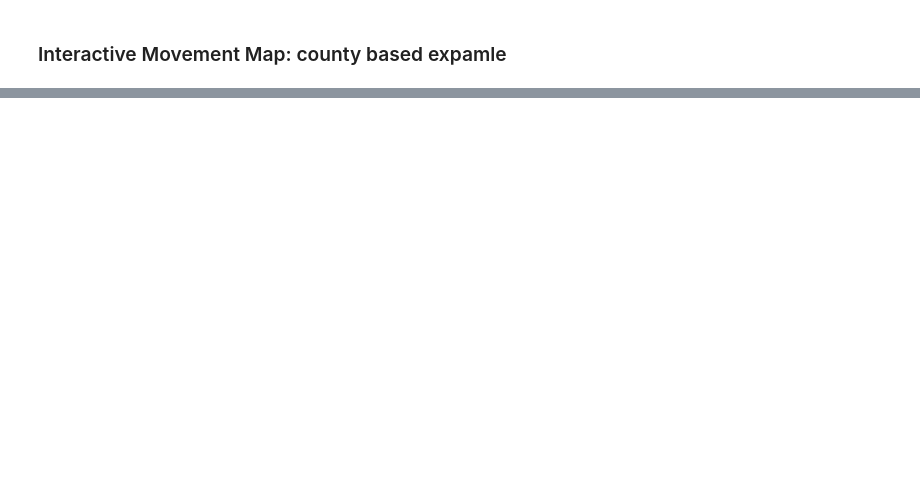
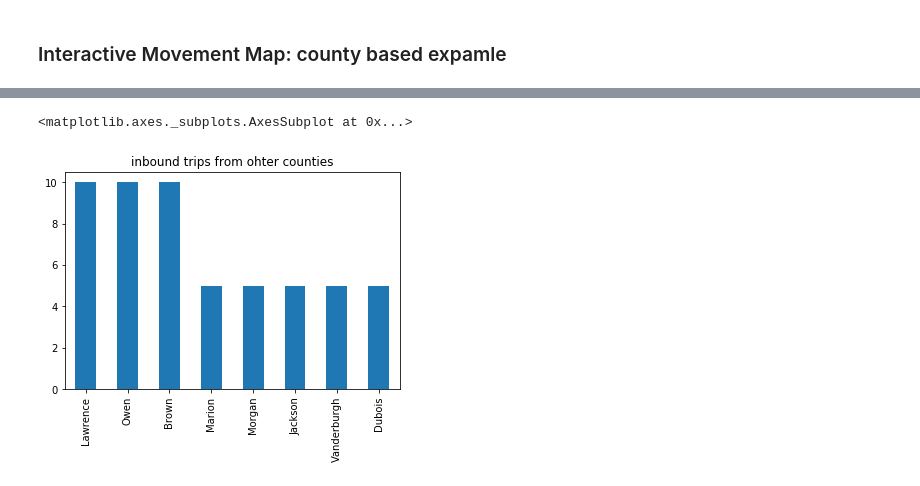
Before and after one commit to webgisdeveloper/SocialMedia_for_DisatarReposonse, a Jupyter notebook: Movements.ipynb, the cells around one changed output, grey strips where cells are left out. Saved outputs shown, nothing was run; the diff lists cells and outputs as text; code cells hidden in the pictures; blank space fills up the shorter version.

```diff
--- a/Movements.ipynb
+++ b/Movements.ipynb
@@ -94,0 +105,3 @@ im_gdf.plot()
+# %%
+county_gdf['start_county']=county_gdf.apply(lambda row: row.start_name_stack.split("//")[1].strip(),axis=1)
+county_gdf['end_county']=county_gdf.apply(lambda row: row.end_name_stack.split("//")[1].strip(),axis=1)
@@ -94,0 +134,5 @@ im_gdf.plot()
+# %%
+county_gdf[county_gdf.start_county != county]['start_county'].value_counts().plot(kind='bar',title="inbound trips from ohter counties")
+# %% [output]
+<matplotlib.axes._subplots.AxesSubplot at 0x...>
+[figure, added]
```
Also changed, not shown: parts of 10 cells of this notebook.
